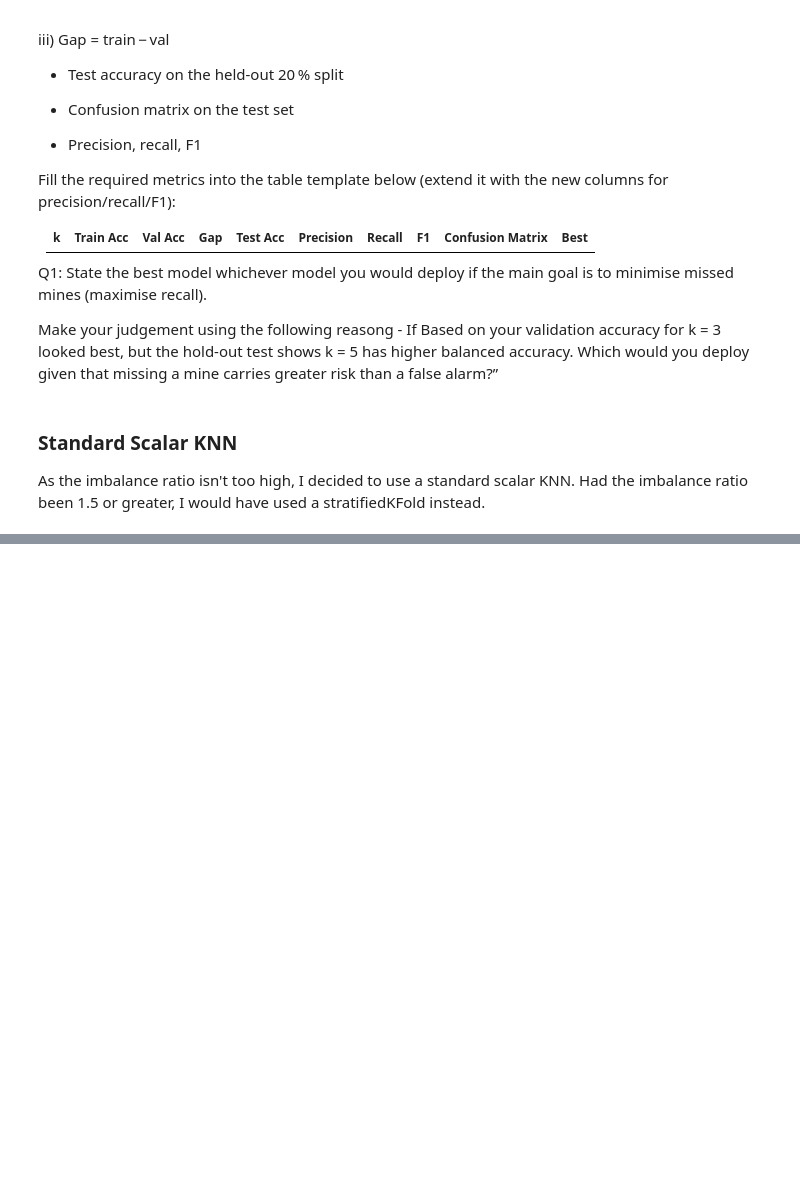
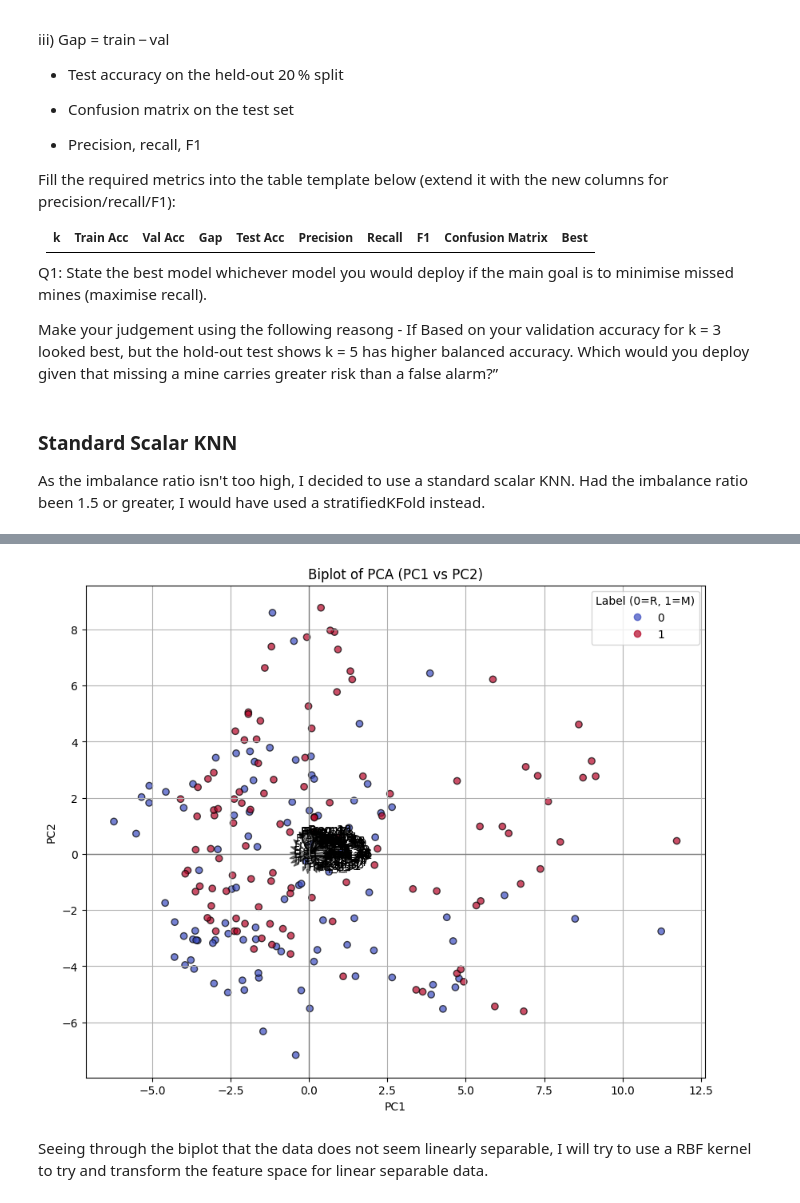
Before and after one commit to clngo/data301, a Jupyter notebook: lab/Project_2-KNN.ipynb, the cells around one changed output, grey strips where cells are left out. Cells and saved outputs as stored; diff of their text form; code cells hidden in the pictures; blank space fills up the shorter version.

```diff
--- a/lab/Project_2-KNN.ipynb
+++ b/lab/Project_2-KNN.ipynb
@@ -140,8 +140,8 @@ Length: 61, dtype: int64
 All NaN Values: 0
 # %%
 import matplotlib.pyplot as plt
-y = df['Label'].astype('category').cat.codes # M = 1 (mine), R = 0 (rock)
-
+label_map = {"R": 0, "M": 1}
+y = df["Label"].map(label_map)
 # Display bar plot of R vs M counts
 df['Label'].value_counts().plot(kind='bar', title='Class Distribution')
 plt.xlabel('Class')
@@ -289,0 +327,47 @@ for result in results:
+# %%
+from sklearn.decomposition import PCA
+
+scaler = StandardScaler()
+X_scaled = scaler.fit_transform(X)
+
+pca = PCA(n_components=2)
+pca_data = pca.fit_transform(X_scaled)
+# %%
+def biplot(score, coeff, labels=None, target=None, title='PCA Biplot'):
+    xs = score[:, 0]
+    ys = score[:, 1]
+    n = coeff.shape[0]
+
+    plt.figure(figsize=(10, 8))
+
+    # Plot the PCA scores (scatter of projected data)
+    scatter = plt.scatter(xs, ys, c=target, cmap='coolwarm', edgecolor='k', alpha=0.7)
+
+    # Plot the feature vectors (loadings)
+    for i in range(n):
+        plt.arrow(0, 0, coeff[i, 0] * 3, coeff[i, 1] * 3,
+                  color='black', alpha=0.5, head_width=0.1)
+        if labels is None:
+            plt.text(coeff[i, 0] * 3.2, coeff[i, 1] * 3.2, f"Var{i+1}", color='black')
+        else:
+            plt.text(coeff[i, 0] * 3.2, coeff[i, 1] * 3.2, labels[i], color='black')
+
+    plt.xlabel("PC1")
+    plt.ylabel("PC2")
+    plt.title(title)
+    plt.grid()
+    plt.legend(*scatter.legend_elements(), title="Label (0=R, 1=M)")
+    plt.axhline(0, color='grey', lw=1)
+    plt.axvline(0, color='grey', lw=1)
+    plt.show()
+biplot(
+    score=pca_data,
+    coeff=pca.components_.T,
+    labels=X.columns,
+    target=y,
+    title="Biplot of PCA (PC1 vs PC2)"
+)
+# %% [output]
+[figure, added]
+# %% [markdown]
+Seeing through the biplot that the data does not seem linearly separable, I will try to use a RBF kernel to try and transform the feature space for linear separable data.
```
Also changed, not shown: parts of 11 cells of this notebook, 1 other file.
